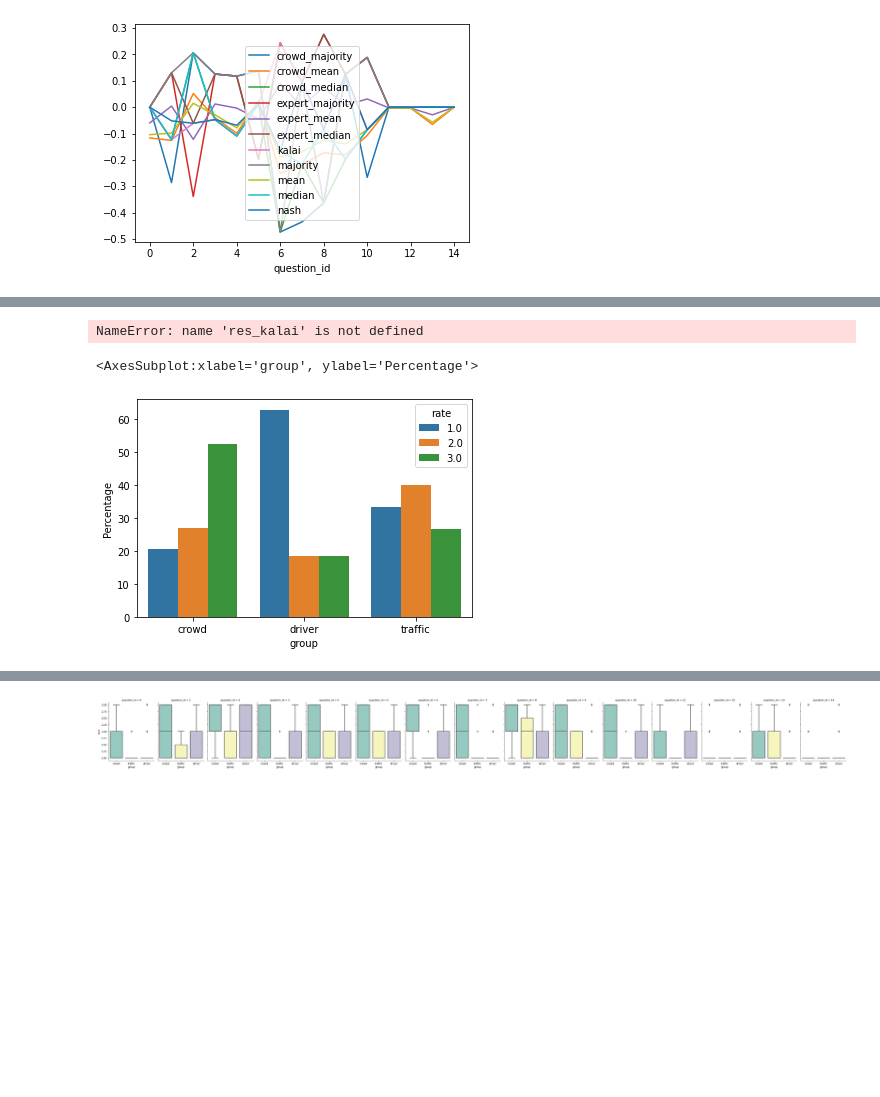
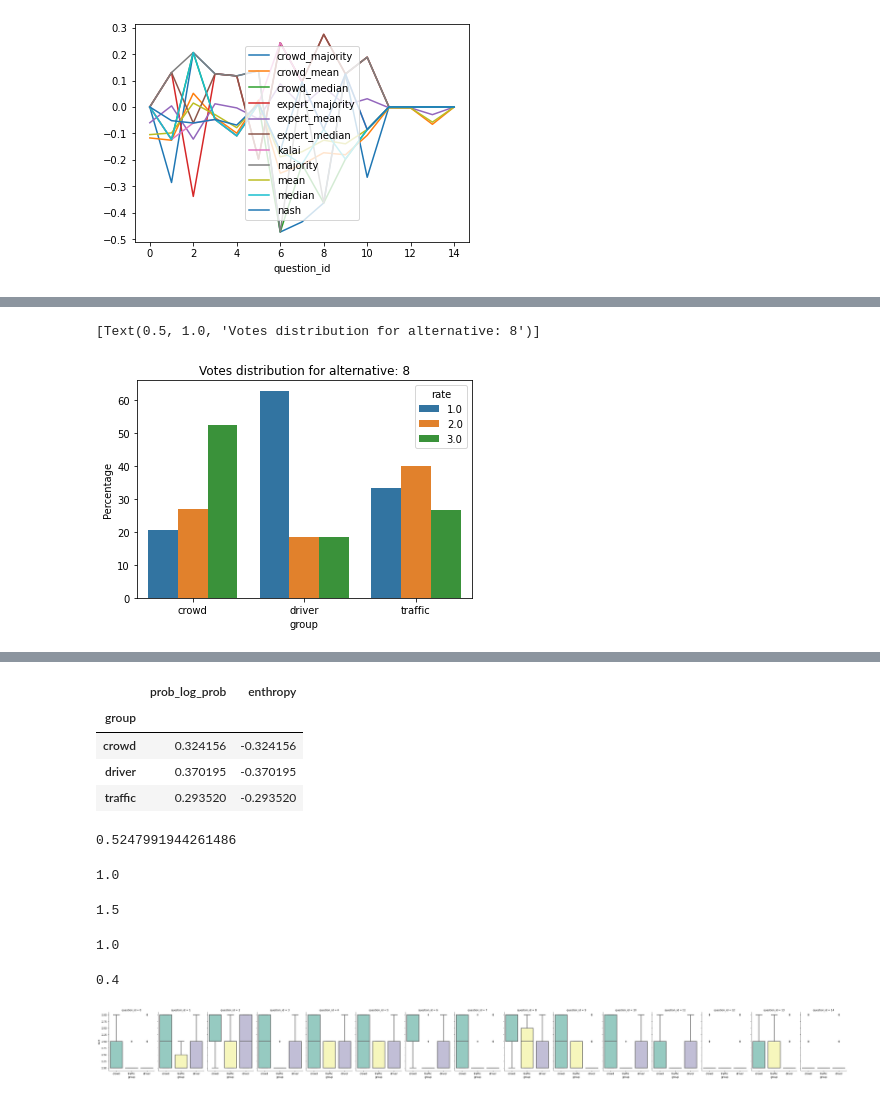
Before and after one commit to ana-kovacevic/Expert_Crowd_Grade_Optimization, a Jupyter notebook: Plot TX results.ipynb, the cells around one changed output, grey strips where cells are left out. Saved outputs shown, nothing was run; the diff lists cells and outputs as text; code cells hidden in the pictures; blank space fills up the shorter version.

```diff
--- a/Plot TX results.ipynb
+++ b/Plot TX results.ipynb
@@ -184,18 +203,0 @@ question_map, alt_names, df_crowd, df_traffic, df_driver = Load_TX_Data()
-# %%
-fig = px.box(df, x="group", y="rate", points="all")
-
-grade_k = res_kalai[res_kalai['alternative_id'] == alt]['vote'].item()
-
-fig.add_annotation(x = 0.3, y = grade_k,
-            text="Kalai",
-            showarrow=True,
-            arrowhead=1
-            )
-grade_n = res_nash[res_nash['alternative_id']== alt]['optimal_grade'].item()
-fig.add_annotation(x=0.4, y=grade_n,
-            text="Nash",
-            showarrow=True,
-            arrowhead=1)
-fig.show()
-# %% [output]
-NameError: name 'res_kalai' is not defined
@@ -204,6 +204,12 @@ all_votes = df_crowd.append(df_traffic).append(df_driver)
+# %%
+from Load_taxi_data import Load_TX_Data
+#df_driver = Load_TX_Data('driver')['df_driver']
+#df_traffic= Load_TX_Data('traffic')['df_traffic']
+#df_crowd = Load_TX_Data('crowd')['df_crowd']
+all_votes = Load_TX_Data('driver')['all_votes']
 # %%
 all_votes['group'] =all_votes['voter'].str.split('_').apply(lambda x: x[1] if x[1] == 'crowd' else x[0] )
-all_votes = all_votes[all_votes['rate']>0]
+#all_votes
 # %%
 alt = 8
 df = all_votes[all_votes['question_id'] == alt]
@@ -214,11 +220,24 @@ df_g['percentage'] = df.groupby(['group', 'rate']).size().groupby(level=0).apply
 
 df_g.columns = ['group', 'rate', 'Counts', 'Percentage']
 # %%
-sns.barplot(x = 'group', y = 'Percentage',hue = 'rate', data = df_g)
+sns.barplot(x = 'group', y = 'Percentage',hue = 'rate', data = df_g).set(title= 'Votes distribution for alternative: ' + str(alt))
 # %% [output]
-<AxesSubplot:xlabel='group', ylabel='Percentage'>
+[Text(0.5, 1.0, 'Votes distribution for alternative: 8')]
-[figure, old version]
+[figure, new version]
 # %%
 plot_data_and_solution(df, all_detail_results, title, alt)
 # %% [output]
 [interactive output not drawn]
+# %%
+df_g['prob'] = df_g['Percentage']/100
+df_g['log_prob'] = np.log1p(df_g['prob'])
+df_g['prob_log_prob'] = df_g['log_prob']*df_g['prob']
+df_g_grouped = df_g.groupby('group').agg({'prob_log_prob':'sum'})
+df_g_grouped['enthropy'] = -df_g_grouped['prob_log_prob']
+df_g_grouped
+# %% [output]
+|  | prob_log_prob | enthropy |
+| group |  |  |
+| crowd | 0.324156 | -0.324156 |
+| driver | 0.370195 | -0.370195 |
+| traffic | 0.293520 | -0.293520 |
@@ -225,3 +251,32 @@ plot_data_and_solution(df, all_detail_results, title, alt)
+# %%
+new_lambda(c, t)
+# %% [output]
+0.5247991944261486
+# %%
+crowd_rates = df[df.group=='crowd']['rate']
+c_q75, c_q25 = np.percentile(crowd_rates, [75 ,25])
+c_iqr = c_q75 - c_q25
+c_iqr
+# %% [output]
+1.0
+# %%
+traffic_rates = df[df.group=='traffic']['rate']
+t_q75, t_q25 = np.percentile(traffic_rates, [75 ,25])
+t_iqr = t_q75 - t_q25
+t_iqr
+# %% [output]
+1.5
+# %%
+driver_rates = df[df.group=='driver']['rate']
+d_q75, d_q25 = np.percentile(driver_rates, [75 ,25])
+d_iqr = d_q75 - d_q25
+d_iqr
+# %% [output]
+1.0
+# %%
+new_lambda(c_iqr, t_iqr)
+# %% [output]
+0.4
 # %%
 sns.catplot(x="group", y="rate", col = 'question_id', data=all_votes, palette="Set3", kind = 'box', linewidth=2.5, height = 4., aspect = .7)
 sns.catplot(x="group", y="rate", col = 'question_id', data=all_votes, palette="Set3", kind = 'swarm', linewidth=2.5, height = 4., aspect = .7)
```
Also changed, not shown: parts of 17 cells of this notebook, 3 other files.
